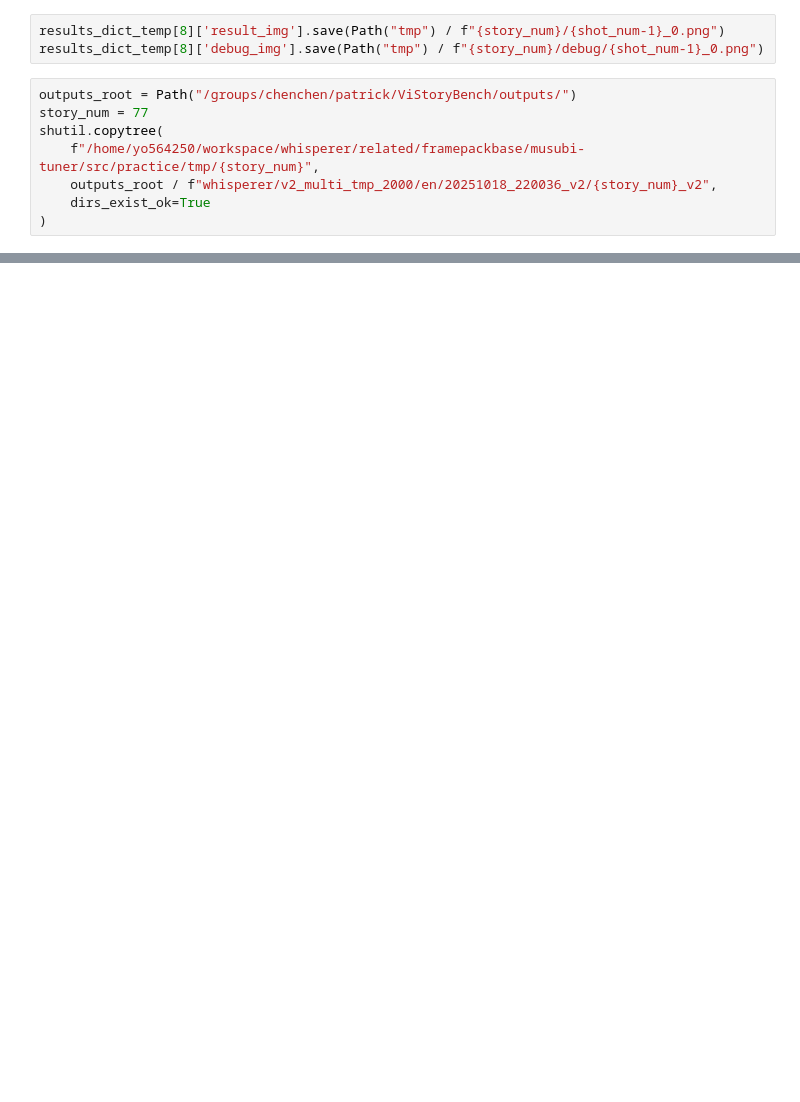
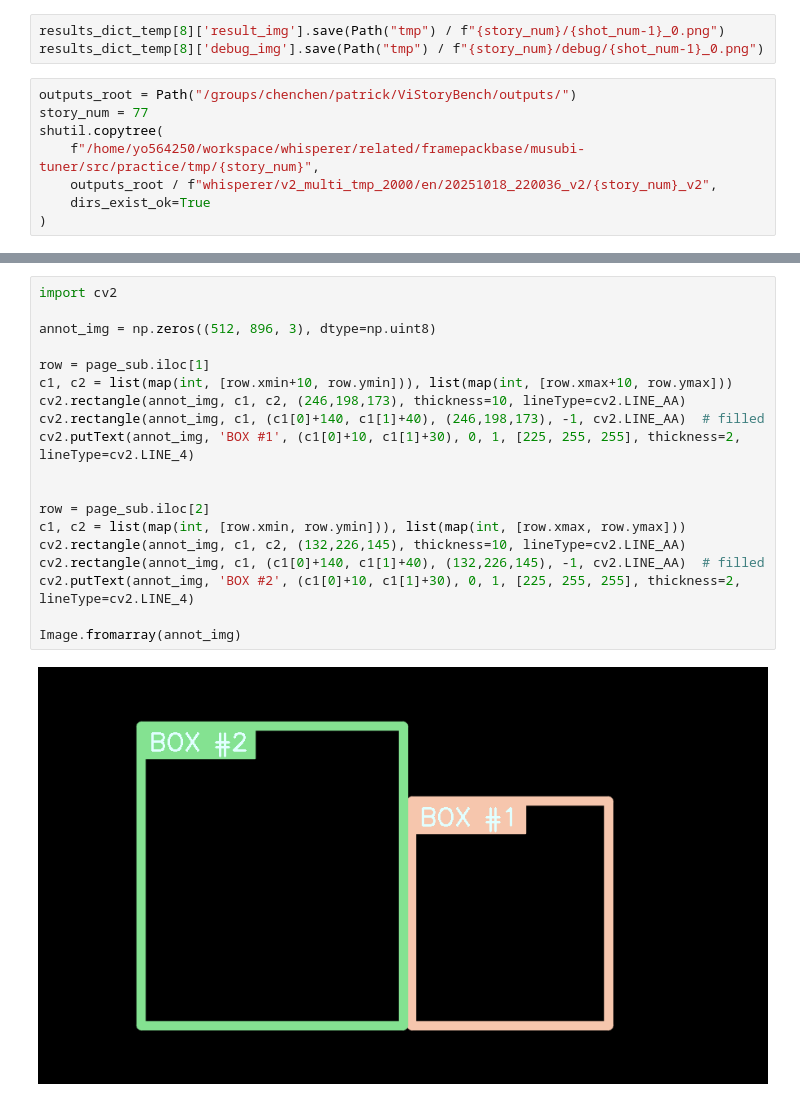
Before and after one commit to yj7082126/musubi-tuner, a Jupyter notebook: src/practice/test_seg_4_3.ipynb, the cells around one changed output, grey strips where cells are left out. Saved outputs shown, nothing was run; the diff lists cells and outputs as text; blank space fills up the shorter version.

```diff
--- a/src/practice/test_seg_4_3.ipynb
+++ b/src/practice/test_seg_4_3.ipynb
@@ -236,0 +257,21 @@ final_layout
+# %%
+import cv2
+
+annot_img = np.zeros((512, 896, 3), dtype=np.uint8)
+
+row = page_sub.iloc[1]
+c1, c2 = list(map(int, [row.xmin+10, row.ymin])), list(map(int, [row.xmax+10, row.ymax]))
+cv2.rectangle(annot_img, c1, c2, (246,198,173), thickness=10, lineType=cv2.LINE_AA)
+cv2.rectangle(annot_img, c1, (c1[0]+140, c1[1]+40), (246,198,173), -1, cv2.LINE_AA)  # filled
+cv2.putText(annot_img, 'BOX #1', (c1[0]+10, c1[1]+30), 0, 1, [225, 255, 255], thickness=2, lineType=cv2.LINE_4)
+
+
+row = page_sub.iloc[2]
+c1, c2 = list(map(int, [row.xmin, row.ymin])), list(map(int, [row.xmax, row.ymax]))
+cv2.rectangle(annot_img, c1, c2, (132,226,145), thickness=10, lineType=cv2.LINE_AA)
+cv2.rectangle(annot_img, c1, (c1[0]+140, c1[1]+40), (132,226,145), -1, cv2.LINE_AA)  # filled
+cv2.putText(annot_img, 'BOX #2', (c1[0]+10, c1[1]+30), 0, 1, [225, 255, 255], thickness=2, lineType=cv2.LINE_4)
+
+Image.fromarray(annot_img)
+# %% [output]
+[figure, added]
```
Also changed, not shown: parts of 12 cells of this notebook, 5 other files.
